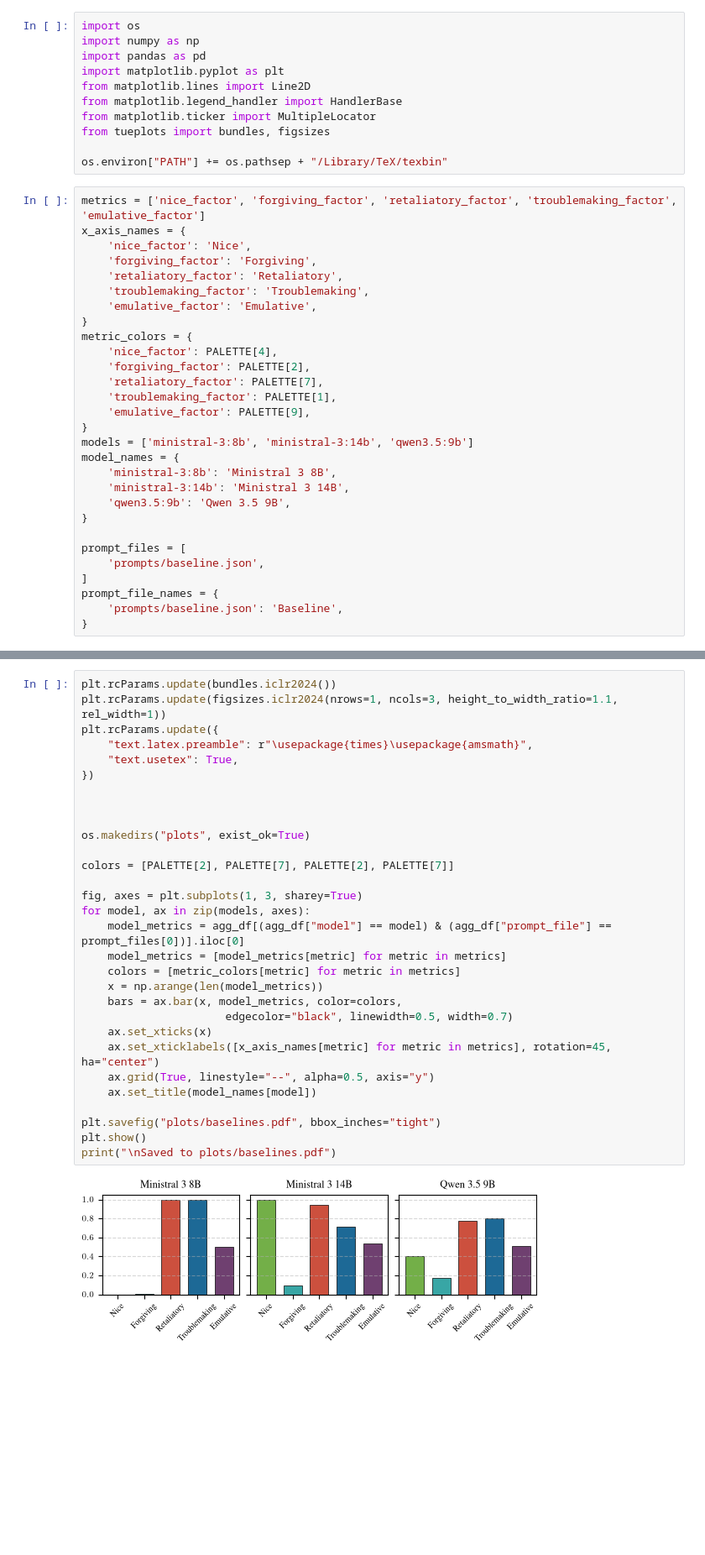
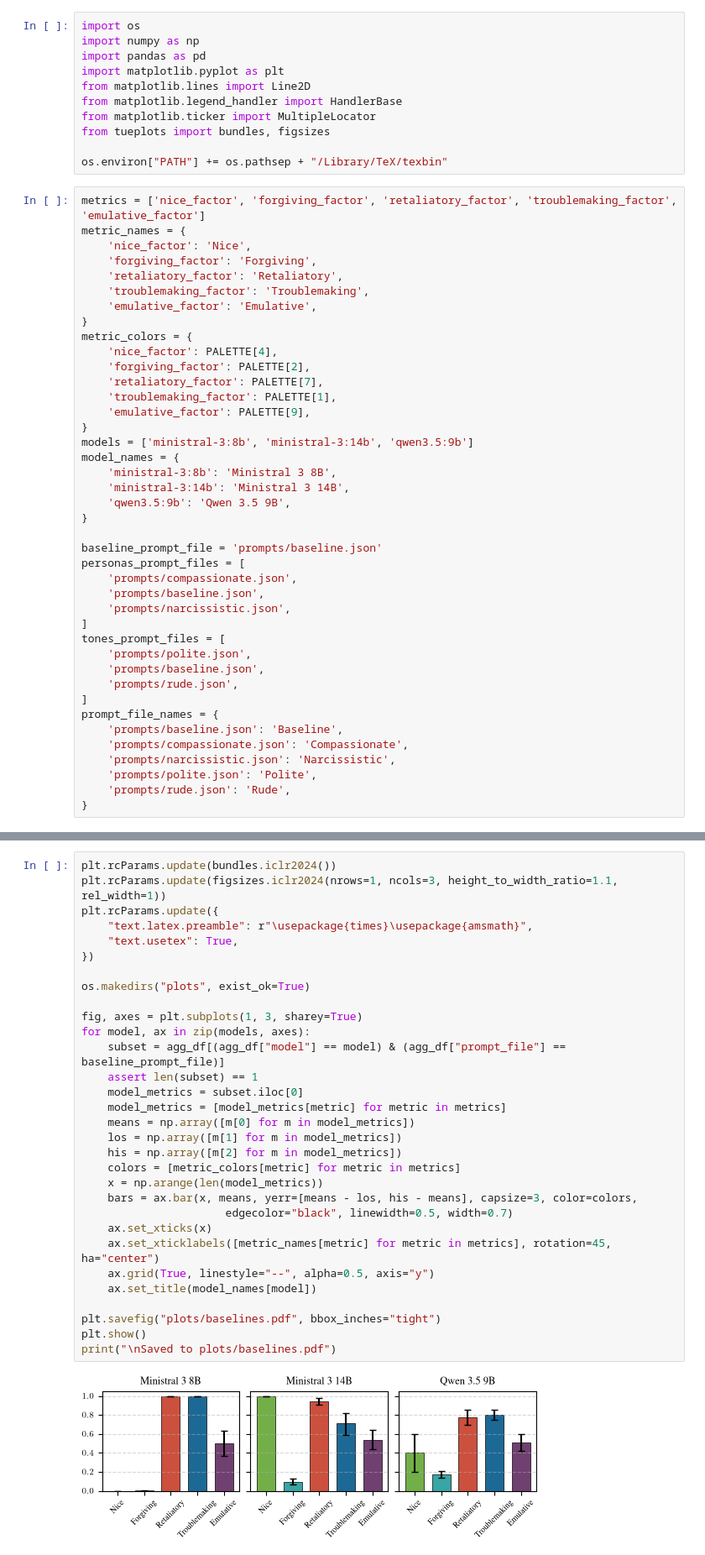
Before and after one commit to kdybek/NLP-prisoners-dilemma, a Jupyter notebook: plots.ipynb, the cells around one changed output, grey strips where cells are left out. Shown at 84% size. Drawn from its saved outputs; the diff is of its cells as text; blank space fills up the shorter version.

```diff
--- a/plots.ipynb
+++ b/plots.ipynb
@@ -28,7 +28,7 @@ from tueplots import bundles, figsizes
 os.environ["PATH"] += os.pathsep + "/Library/TeX/texbin"
 # %%
 metrics = ['nice_factor', 'forgiving_factor', 'retaliatory_factor', 'troublemaking_factor', 'emulative_factor']
-x_axis_names = {
+metric_names = {
     'nice_factor': 'Nice',
     'forgiving_factor': 'Forgiving',
     'retaliatory_factor': 'Retaliatory',
@@ -49,11 +49,23 @@ model_names = {
     'qwen3.5:9b': 'Qwen 3.5 9B',
 }
 
-prompt_files = [
+baseline_prompt_file = 'prompts/baseline.json'
+personas_prompt_files = [
+    'prompts/compassionate.json',
     'prompts/baseline.json',
+    'prompts/narcissistic.json',
+]
+tones_prompt_files = [
+    'prompts/polite.json',
+    'prompts/baseline.json',
+    'prompts/rude.json',
 ]
 prompt_file_names = {
     'prompts/baseline.json': 'Baseline',
+    'prompts/compassionate.json': 'Compassionate',
+    'prompts/narcissistic.json': 'Narcissistic',
+    'prompts/polite.json': 'Polite',
+    'prompts/rude.json': 'Rude',
 }
 # %%
 df = pd.read_csv("results/analyzed_results.csv")
@@ -85,33 +126,34 @@ print(agg_df)
 # %%
 plt.rcParams.update(bundles.iclr2024())
 plt.rcParams.update(figsizes.iclr2024(nrows=1, ncols=3, height_to_width_ratio=1.1, rel_width=1))
 plt.rcParams.update({
     "text.latex.preamble": r"\usepackage{times}\usepackage{amsmath}",
     "text.usetex": True,
 })
 
-
-
 os.makedirs("plots", exist_ok=True)
-
-colors = [PALETTE[2], PALETTE[7], PALETTE[2], PALETTE[7]]
 
 fig, axes = plt.subplots(1, 3, sharey=True)
 for model, ax in zip(models, axes):
-    model_metrics = agg_df[(agg_df["model"] == model) & (agg_df["prompt_file"] == prompt_files[0])].iloc[0]
+    subset = agg_df[(agg_df["model"] == model) & (agg_df["prompt_file"] == baseline_prompt_file)]
+    assert len(subset) == 1
+    model_metrics = subset.iloc[0]
     model_metrics = [model_metrics[metric] for metric in metrics]
+    means = np.array([m[0] for m in model_metrics])
+    los = np.array([m[1] for m in model_metrics])
+    his = np.array([m[2] for m in model_metrics])
     colors = [metric_colors[metric] for metric in metrics]
     x = np.arange(len(model_metrics))
-    bars = ax.bar(x, model_metrics, color=colors,
+    bars = ax.bar(x, means, yerr=[means - los, his - means], capsize=3, color=colors,
                       edgecolor="black", linewidth=0.5, width=0.7)
     ax.set_xticks(x)
-    ax.set_xticklabels([x_axis_names[metric] for metric in metrics], rotation=45, ha="center")
+    ax.set_xticklabels([metric_names[metric] for metric in metrics], rotation=45, ha="center")
     ax.grid(True, linestyle="--", alpha=0.5, axis="y")
     ax.set_title(model_names[model])
 
 plt.savefig("plots/baselines.pdf", bbox_inches="tight")
 plt.show()
 print("\nSaved to plots/baselines.pdf")
 # %% [output]
-[figure, old version]
+[figure, new version]
 Saved to plots/baselines.pdf
```
Also changed, not shown: parts of 3 cells of this notebook, 23 other files.
